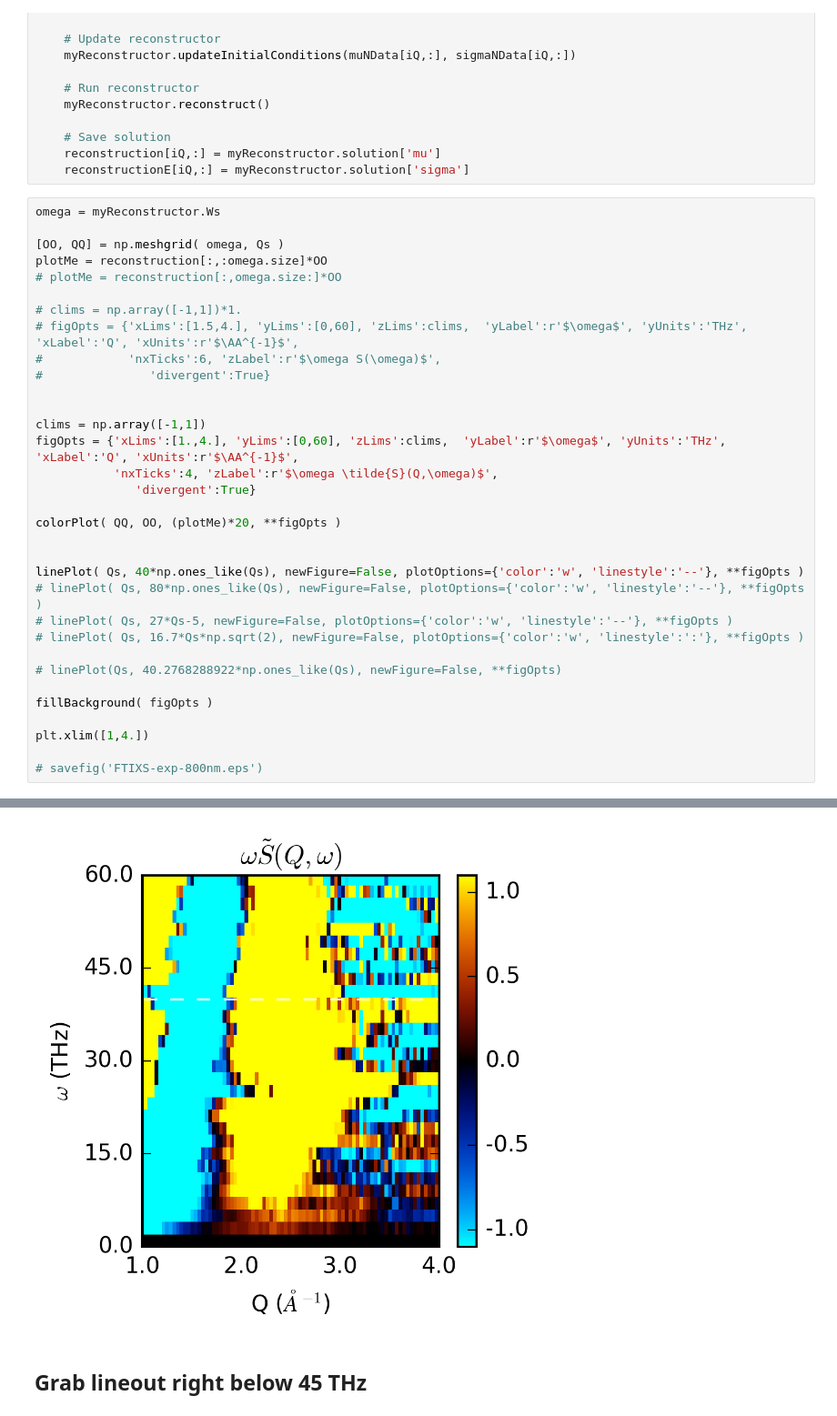
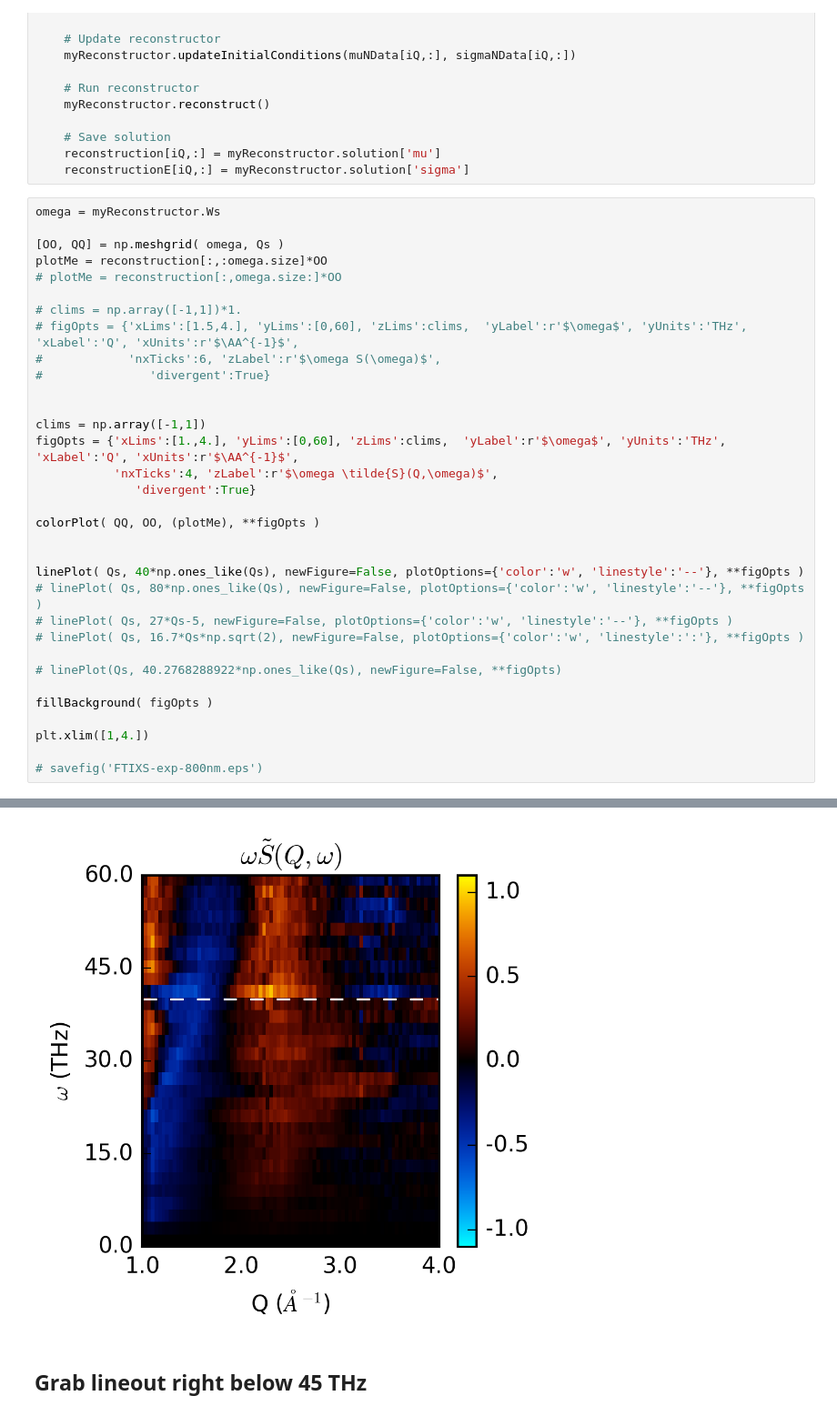
Before and after one commit to mrware91/PhilTransA-TRXS-Limits, a Jupyter notebook: FourierAnalysis.ipynb, the cells around one changed output, grey strips where cells are left out. Shown at 91% size. Drawn from its saved outputs; the diff is of its cells as text.

```diff
--- a/FourierAnalysis.ipynb
+++ b/FourierAnalysis.ipynb
@@ -214,35 +214,35 @@ plotMe = reconstruction[:,:omega.size]*OO
 # figOpts = {'xLims':[1.5,4.], 'yLims':[0,60], 'zLims':clims,  'yLabel':r'$\omega$', 'yUnits':'THz', 'xLabel':'Q', 'xUnits':r'$\AA^{-1}$',
 #            'nxTicks':6, 'zLabel':r'$\omega S(\omega)$',
 #               'divergent':True}
 
 
 clims = np.array([-1,1])
 figOpts = {'xLims':[1.,4.], 'yLims':[0,60], 'zLims':clims,  'yLabel':r'$\omega$', 'yUnits':'THz', 'xLabel':'Q', 'xUnits':r'$\AA^{-1}$',
            'nxTicks':4, 'zLabel':r'$\omega \tilde{S}(Q,\omega)$',
               'divergent':True}
 
-colorPlot( QQ, OO, (plotMe)*20, **figOpts )
+colorPlot( QQ, OO, (plotMe), **figOpts )
 
 
 linePlot( Qs, 40*np.ones_like(Qs), newFigure=False, plotOptions={'color':'w', 'linestyle':'--'}, **figOpts )
 # linePlot( Qs, 80*np.ones_like(Qs), newFigure=False, plotOptions={'color':'w', 'linestyle':'--'}, **figOpts )
 # linePlot( Qs, 27*Qs-5, newFigure=False, plotOptions={'color':'w', 'linestyle':'--'}, **figOpts )
 # linePlot( Qs, 16.7*Qs*np.sqrt(2), newFigure=False, plotOptions={'color':'w', 'linestyle':':'}, **figOpts )
 
 # linePlot(Qs, 40.2768288922*np.ones_like(Qs), newFigure=False, **figOpts)
 
 fillBackground( figOpts )
 
 plt.xlim([1,4.])
 
 # savefig('FTIXS-exp-800nm.eps')
 # %% [output]
 -1
 Ignoring undefined input variable ...
 ['zLabel', 'zLims', 'divergent']
 1.1
 (1, 4.0)
-[figure, old version]
+[figure, new version]
 # %% [markdown]
 ## Grab lineout right below 45 THz
 # %%
```
Also changed, not shown: 1 other file.
